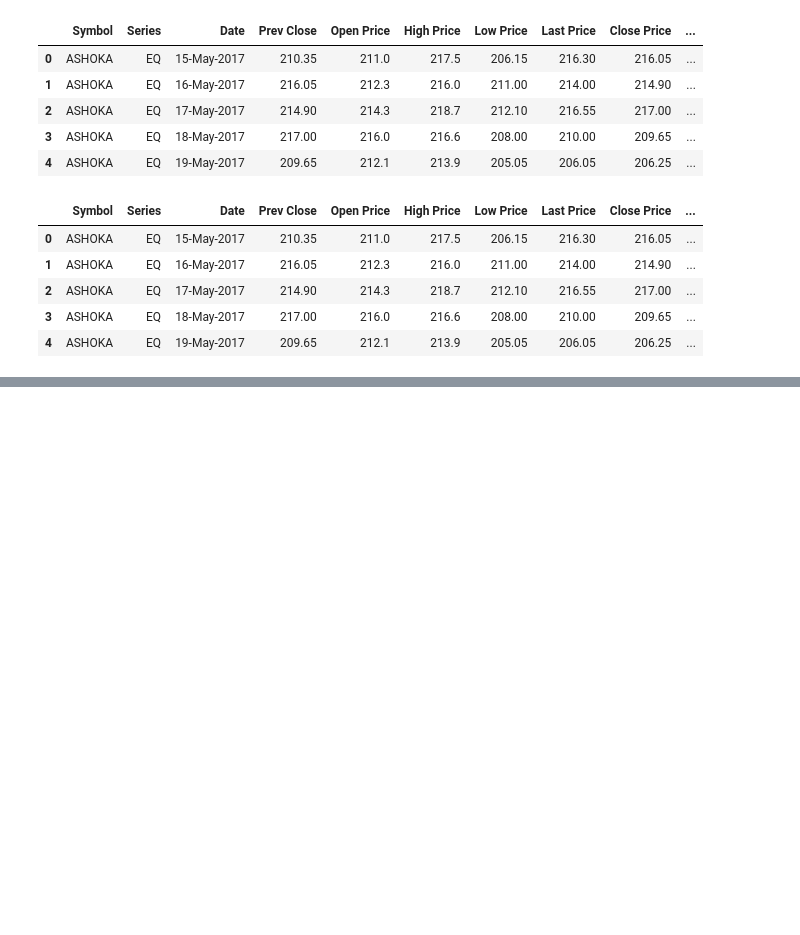
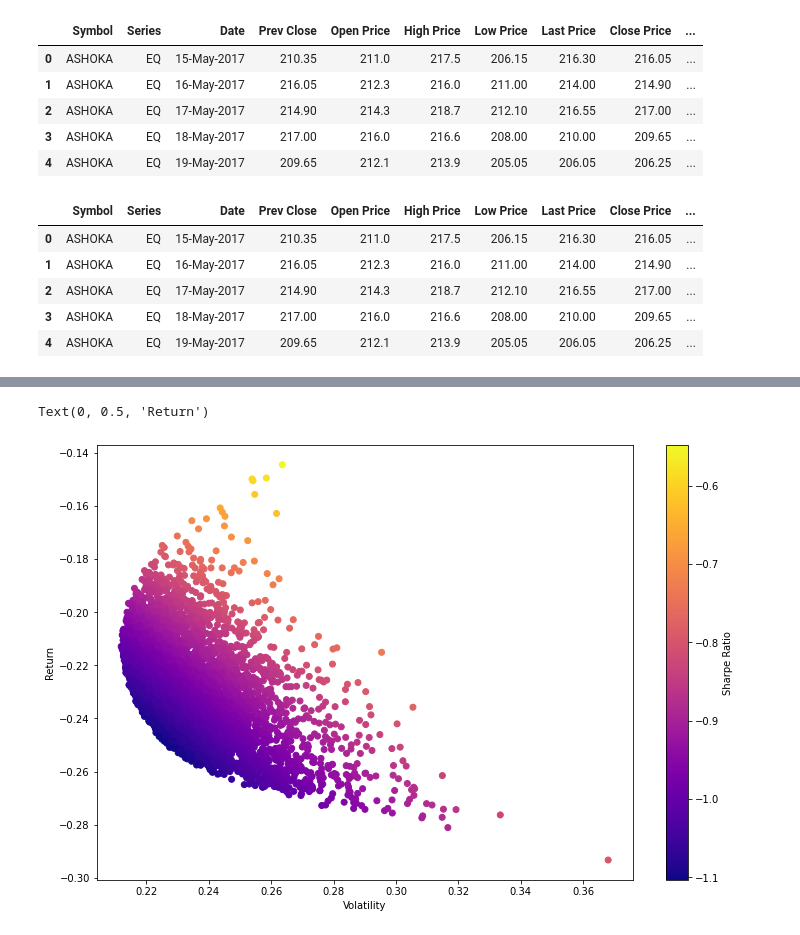
Before and after one commit to aravindh698/rep2, a Jupyter notebook: week5.ipynb, the cells around one changed output, grey strips where cells are left out. Drawn from its saved outputs; the diff is of its cells as text; code cells hidden in the pictures; blank space fills up the shorter version.

```diff
--- a/week5.ipynb
+++ b/week5.ipynb
@@ -84,0 +111,8 @@ ValueError: ignored
+# %%
+stocks=pd.DataFrame({'AJANTPHARM':aj['Close Price'],
+                  'APOLLO':ap['Close Price'],
+                  'ASHOKA':df['Close Price'],
+                  'CENTURYPLY':cen['Close Price'],
+                  'FORTIS':fo['Close Price']})
+stocks.set_index(stock_df['Date'],inplace=True)
+stocks.head()
@@ -84,0 +146,3 @@ ValueError: ignored
+# %%
+log_return = np.log(stocks/stocks.shift(1))
+log_return.head()
@@ -84,0 +194,23 @@ ValueError: ignored
+# %%
+num_ports = 5000
+all_weights = np.zeros((num_ports, len(stocks.columns)))
+ret_arr = np.zeros(num_ports)
+vol_arr = np.zeros(num_ports)
+sharpe_arr = np.zeros(num_ports)
+
+for ind in range(num_ports):
+    # weights
+    weights = np.array(np.random.random(5))
+    weights = weights/np.sum(weights)
+
+    # save the weights
+    all_weights[ind,:] = weights
+
+    # expected return
+    ret_arr[ind] = np.sum((log_return.mean()*weights)*252)
+
+    # expected volatility
+    vol_arr[ind] = np.sqrt(np.dot(weights.T,np.dot(log_return.cov()*252, weights)))
+
+    # Sharpe Ratio
+    sharpe_arr[ind] = ret_arr[ind]/vol_arr[ind]
@@ -84,0 +228,10 @@ ValueError: ignored
+# %%
+# plot the data
+plt.figure(figsize=(12,8))
+plt.scatter(vol_arr,ret_arr,c=sharpe_arr,cmap='plasma')
+plt.colorbar(label='Sharpe Ratio')
+plt.xlabel('Volatility')
+plt.ylabel('Return')
+# %% [output]
+Text(0, 0.5, 'Return')
+[figure, added]
```
Also changed, not shown: parts of 22 cells of this notebook.
